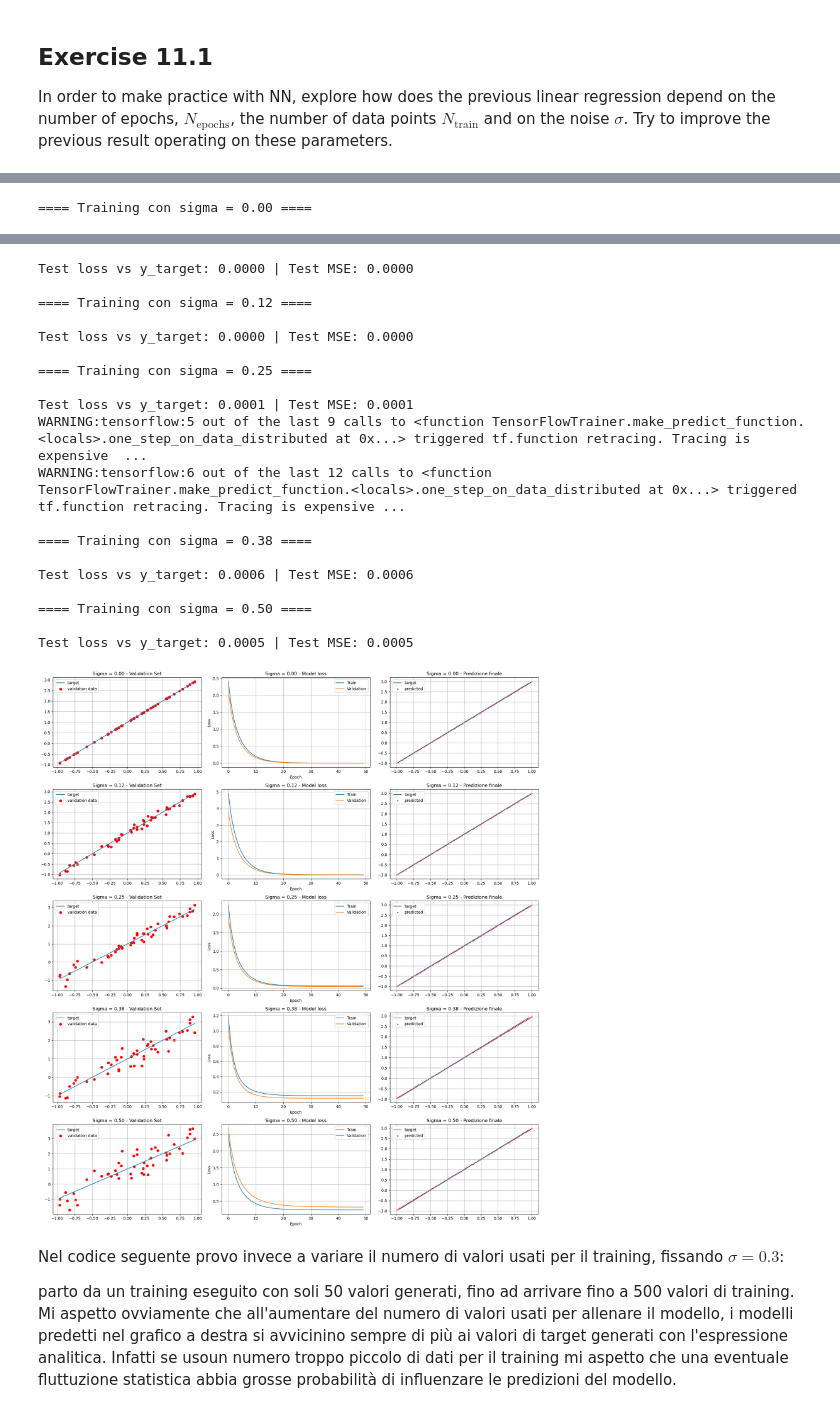
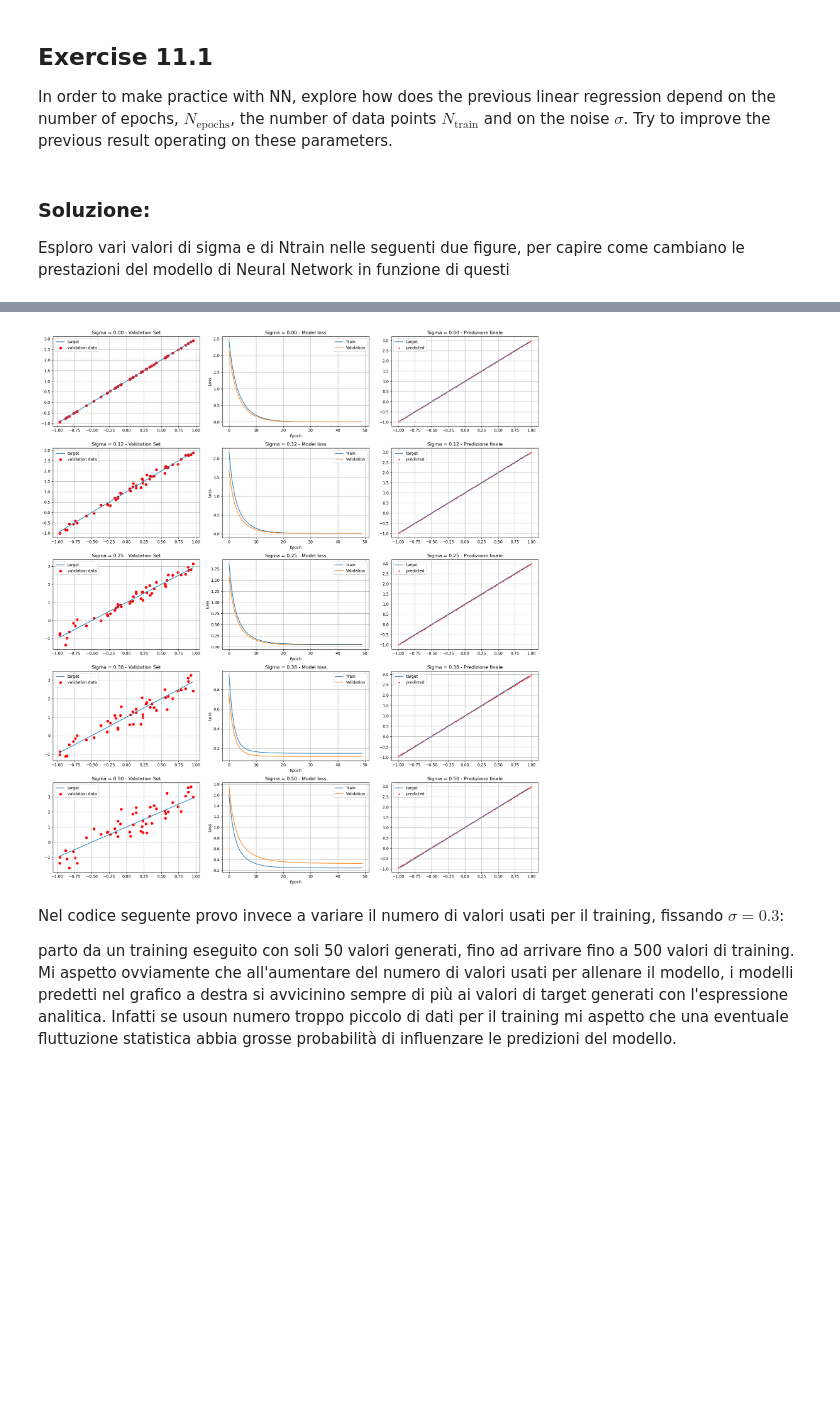
Before and after one commit to simonelance/labsimnum, a Jupyter notebook: Esercizi11/esercizio11.ipynb, the cells around one changed output, grey strips where cells are left out. Saved outputs shown, nothing was run; the diff lists cells and outputs as text; code cells hidden in the pictures; blank space fills up the shorter version.

```diff
--- a/Esercizi11/esercizio11.ipynb
+++ b/Esercizi11/esercizio11.ipynb
@@ -38,9 +38,13 @@ We will try to get a qualitative picture by examining plots on validation and tr
 ## Exercise 11.1
 
 In order to make practice with NN, explore how does the previous linear regression depend on the number of epochs, $N_{\mathrm{epochs}}$, the number of data points $N_{\mathrm{train}}$ and on the noise $\sigma$. Try to improve the previous result operating on these parameters.
+# %% [markdown]
+### Soluzione:
+Esploro vari valori di sigma e di Ntrain nelle seguenti due figure, per capire come cambiano le prestazioni del modello di Neural Network in funzione di questi
 # %%
 import numpy as np
 import tensorflow as tf
+tf.compat.v1.enable_eager_execution()
 from tensorflow import keras
 from tensorflow.keras.callbacks import LambdaCallback
 import matplotlib.pyplot as plt
@@ -138 +148,0 @@ To enable the following instructions: AVX2 FMA, in other operations, rebuild Ten
-==== Training con sigma = 0.00 ====
@@ -140,23 +149,4 @@ To enable the following instructions: AVX2 FMA, in other operations, rebuild Ten
-Test loss vs y_target: 0.0000 | Test MSE: 0.0000
-
-==== Training con sigma = 0.12 ====
-
-Test loss vs y_target: 0.0000 | Test MSE: 0.0000
-
-==== Training con sigma = 0.25 ====
-
-Test loss vs y_target: 0.0001 | Test MSE: 0.0001
-WARNING:tensorflow:5 out of the last 9 calls to <function TensorFlowTrainer.make_predict_function.<locals>.one_step_on_data_distributed at 0x...> triggered tf.function retracing. Tracing is expensive  ...
-WARNING:tensorflow:6 out of the last 12 calls to <function TensorFlowTrainer.make_predict_function.<locals>.one_step_on_data_distributed at 0x...> triggered tf.function retracing. Tracing is expensive ...
-
-==== Training con sigma = 0.38 ====
-
-Test loss vs y_target: 0.0006 | Test MSE: 0.0006
-
-==== Training con sigma = 0.50 ====
-
-Test loss vs y_target: 0.0005 | Test MSE: 0.0005
-[figure, old version]
+[figure, new version]
 # %% [markdown]
 Nel codice seguente provo invece a variare il numero di valori usati per il training, fissando $\sigma = 0.3$:
 
```
Also changed, not shown: parts of 8 cells of this notebook.
